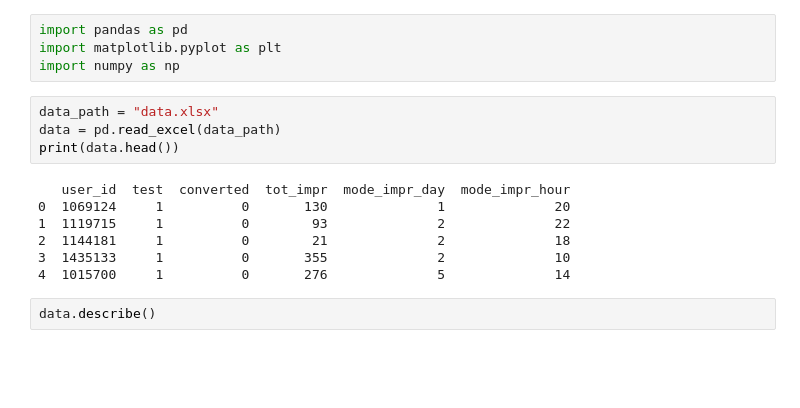
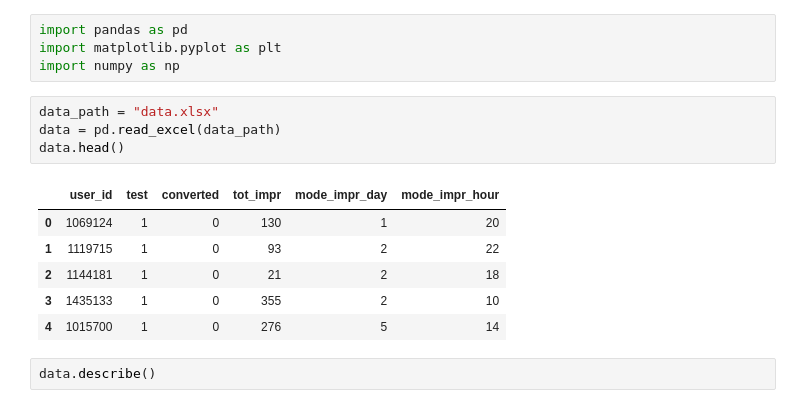
Before and after one commit to akshat-karwa/MGT_FP, a Jupyter notebook: final_code.ipynb, the cells around one changed output. Saved outputs shown, nothing was run; the diff lists cells and outputs as text; blank space fills up the shorter version.

```diff
--- a/final_code.ipynb
+++ b/final_code.ipynb
@@ -5,14 +5,14 @@ import numpy as np
 # %%
 data_path = "data.xlsx"
 data = pd.read_excel(data_path)
-print(data.head())
+data.head()
 # %% [output]
-   user_id  test  converted  tot_impr  mode_impr_day  mode_impr_hour
-0  1069124     1          0       130              1              20
-1  1119715     1          0        93              2              22
-2  1144181     1          0        21              2              18
-3  1435133     1          0       355              2              10
-4  1015700     1          0       276              5              14
+|  | user_id | test | converted | tot_impr | mode_impr_day | mode_impr_hour |
+| 0 | 1069124 | 1 | 0 | 130 | 1 | 20 |
+| 1 | 1119715 | 1 | 0 | 93 | 2 | 22 |
+| 2 | 1144181 | 1 | 0 | 21 | 2 | 18 |
+| 3 | 1435133 | 1 | 0 | 355 | 2 | 10 |
+| 4 | 1015700 | 1 | 0 | 276 | 5 | 14 |
 # %%
 data.describe()
 # %% [output]
```
Also changed, not shown: parts of 17 cells of this notebook, 1 other file.
